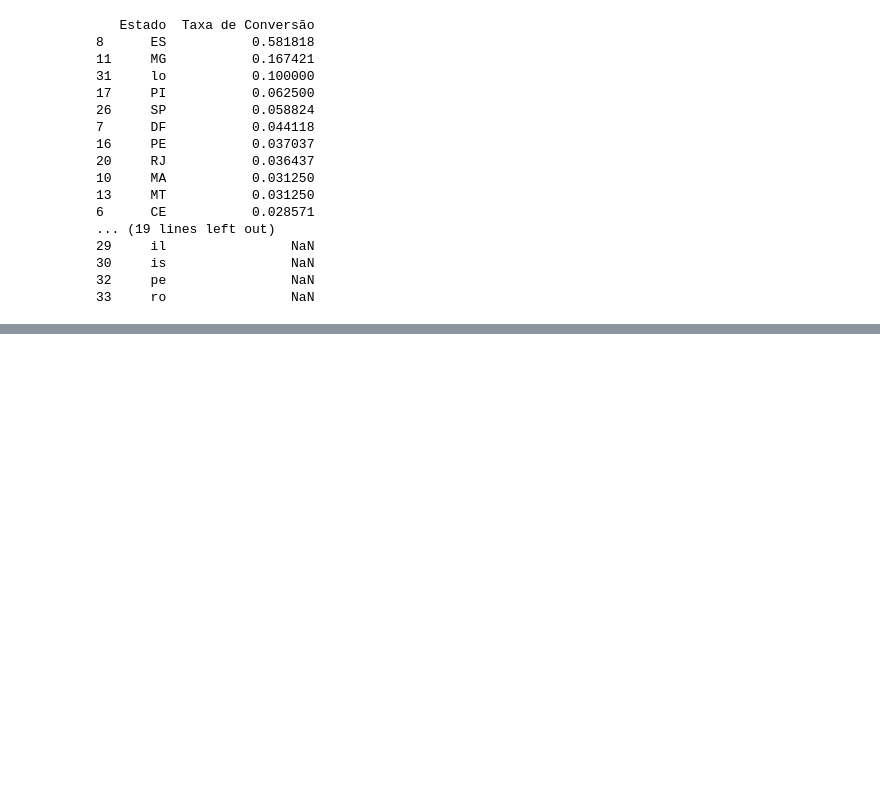
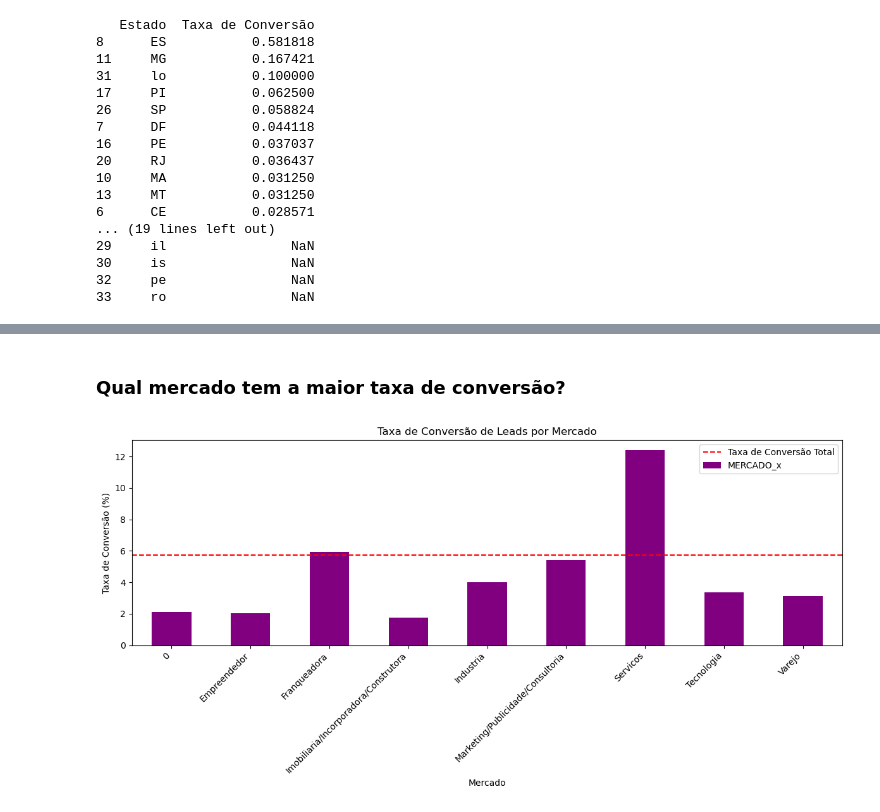
Before and after one commit to asp-junior/Economapas, a Jupyter notebook: Desafio Economapas.ipynb, the cells around one changed output, grey strips where cells are left out. Drawn from its saved outputs; the diff is of its cells as text; code cells hidden in the pictures; blank space fills up the shorter version.

```diff
--- a/Desafio Economapas.ipynb
+++ b/Desafio Economapas.ipynb
@@ -422,0 +474,28 @@ print(tabela_taxa_conversao)
+# %% [markdown]
+### Qual mercado tem a maior taxa de conversão?
+# %%
+# Contar o número total de leads para cada valor único da coluna 'MERCADO_x'
+contagem_total_leads_por_mercado = df['MERCADO_x'].value_counts()
+
+# Filtrar o DataFrame para incluir apenas os leads convertidos
+leads_convertidos_df = df[df['VENDIDO'] == 'SIM']
+
+# Contar o número de leads convertidos para cada valor único da coluna 'MERCADO_x'
+contagem_leads_convertidos_por_mercado = leads_convertidos_df['MERCADO_x'].value_counts()
+
+# Calcular a taxa de conversão de leads por mercado
+taxa_conversao_por_mercado = (contagem_leads_convertidos_por_mercado / contagem_total_leads_por_mercado) * 100
+
+# Criar o gráfico de barras com a taxa de conversão de leads por mercado
+plt.figure(figsize=(12, 6))
+taxa_conversao_por_mercado.plot(kind='bar', color='purple')
+plt.axhline(y=(len(leads_convertidos_df) / len(df)) * 100, color='red', linestyle='--', label='Taxa de Conversão Total')
+plt.title('Taxa de Conversão de Leads por Mercado')
+plt.xlabel('Mercado')
+plt.ylabel('Taxa de Conversão (%)')
+plt.xticks(rotation=45, ha='right')
+plt.legend()
+plt.tight_layout()
+plt.show()
+# %% [output]
+[figure, added]
```
Also changed, not shown: parts of 71 cells of this notebook, 1 other file.
